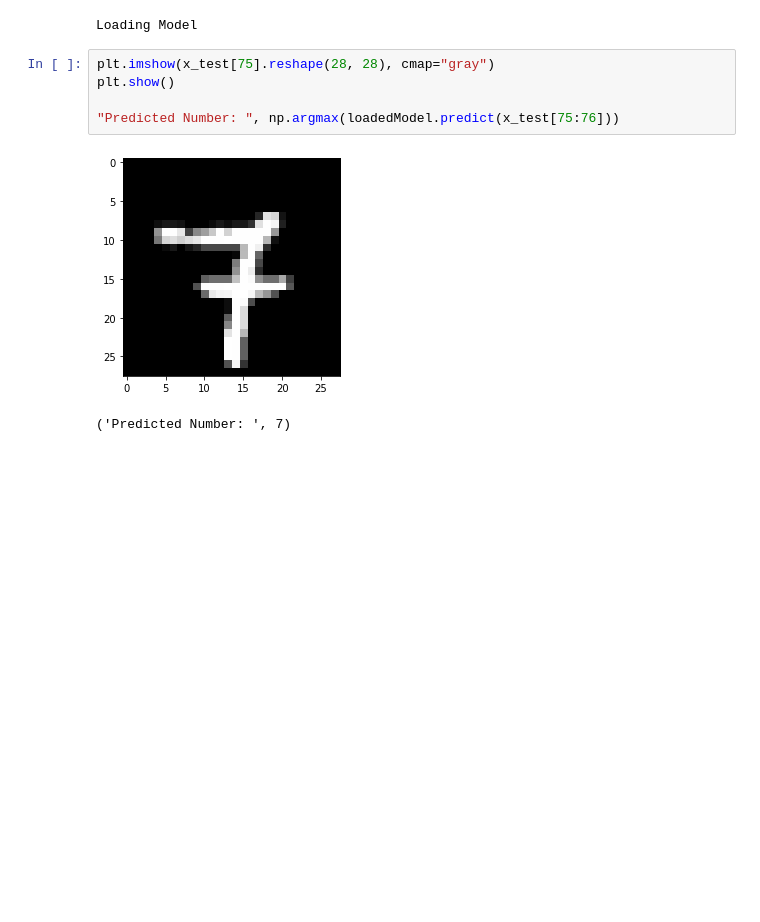
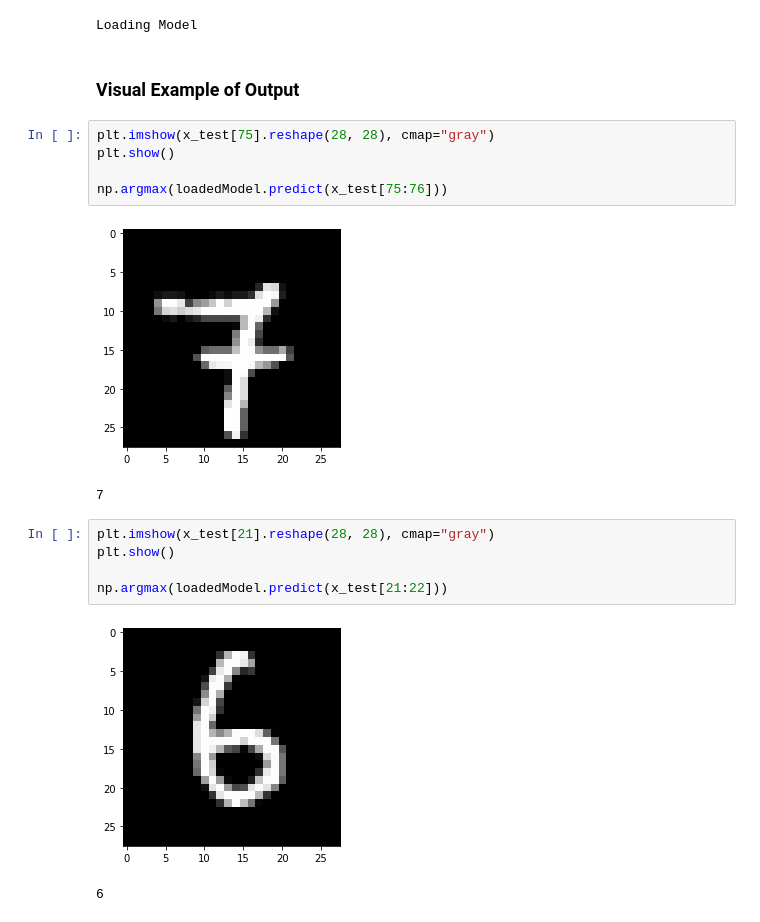
Before and after one commit to Uzzy97/Emerging-Tech-Assessment, a Jupyter notebook: Digit-Model.ipynb, the cells around one changed output. Drawn from its saved outputs; the diff is of its cells as text; blank space fills up the shorter version.

```diff
--- a/Digit-Model.ipynb
+++ b/Digit-Model.ipynb
@@ -119,11 +123,21 @@ print("Loading Model")
 loadedModel = kr.models.load_model('model.h5')
 # %% [output]
 Loading Model
+# %% [markdown]
+### Visual Example of Output
 # %%
 plt.imshow(x_test[75].reshape(28, 28), cmap="gray")
 plt.show()
 
-"Predicted Number: ", np.argmax(loadedModel.predict(x_test[75:76]))
+np.argmax(loadedModel.predict(x_test[75:76]))
 # %% [output]
 [figure]
-('Predicted Number: ', 7)
+7
+# %%
+plt.imshow(x_test[21].reshape(28, 28), cmap="gray")
+plt.show()
+
+np.argmax(loadedModel.predict(x_test[21:22]))
+# %% [output]
+[figure, added]
+6
```
Also changed, not shown: parts of 14 cells of this notebook, 6 other files.
